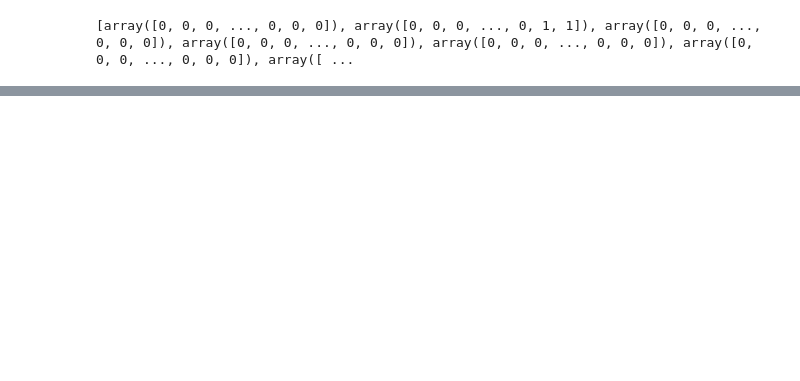
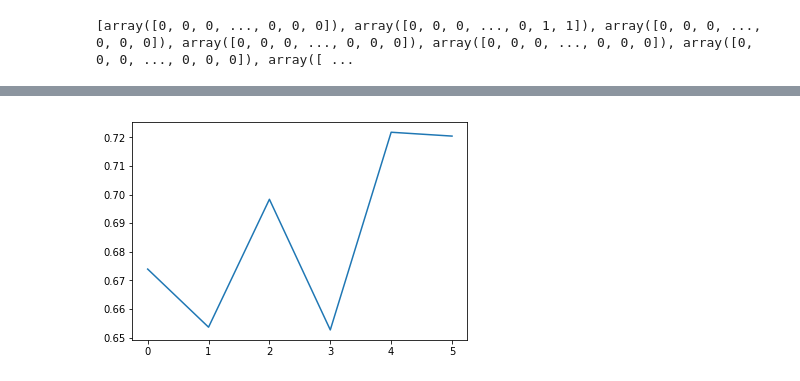
Before and after one commit to tossowski/CS532Final, a Jupyter notebook: SVM.ipynb, the cells around one changed output, grey strips where cells are left out. Drawn from its saved outputs; the diff is of its cells as text; code cells hidden in the pictures; blank space fills up the shorter version.

```diff
--- a/SVM.ipynb
+++ b/SVM.ipynb
@@ -95,18 +127,17 @@ import pickle
 classnames = [x.decode("utf-8") for x in label_names[b'label_names']]
 components = VT[0:200,:].T
 coords = X_m @ components
-# %%
-components = VT[0:200,:].T
-coords = X_m @ components
-classifiers_with_bagging = []
-for i in range(10):
-    positive = np.array([coords[k]  for k in range(len(train_data)) if train_labels[k] == i])
-    negative = np.array([coords[k]  for k in range(len(train_data)) if train_labels[k] != i])
-    negative_sample = negative[np.random.choice(np.arange(len(negative)), len(positive))] # get a bag
-    classifier_labels = np.array([1] * len(positive) + [0] * len(positive))
-    svm_train_data = np.concatenate((positive, negative_sample), axis=0)
-    svm = SVC(gamma='auto')
-    svm.fit(svm_train_data, classifier_labels)
-    with open("{}_classifier_weights_with_bagging.pkl".format(classnames[i]), "wb") as f:
-        pickle.dump(svm, f)
-    classifiers.append(svm)
+# %%
+components = VT[0:200,:].T
+coords = X_m @ components
+classifiers = []
+average_scores = []
+for c in [0.001, 0.01, 0.1, 1, 10, 100]:
+    print("Testing c = {}".format(c))
+    scores = []
+    for i in range(10):
+        svm = SVC(C = c, gamma='auto', max_iter=100)
+        svm.fit(coords, bucketized_data[i])
+        scores.append(svm.score(coords, bucketized_data[i]))
+        classifiers.append(svm)
+    average_scores.append(sum(scores)/len(scores))
@@ -112,0 +151,5 @@ for i in range(10):
+# %%
+plt.plot(average_scores)
+plt.show()
+# %% [output]
+[figure, added]
```
Also changed, not shown: parts of 9 cells of this notebook, 1 other file.
